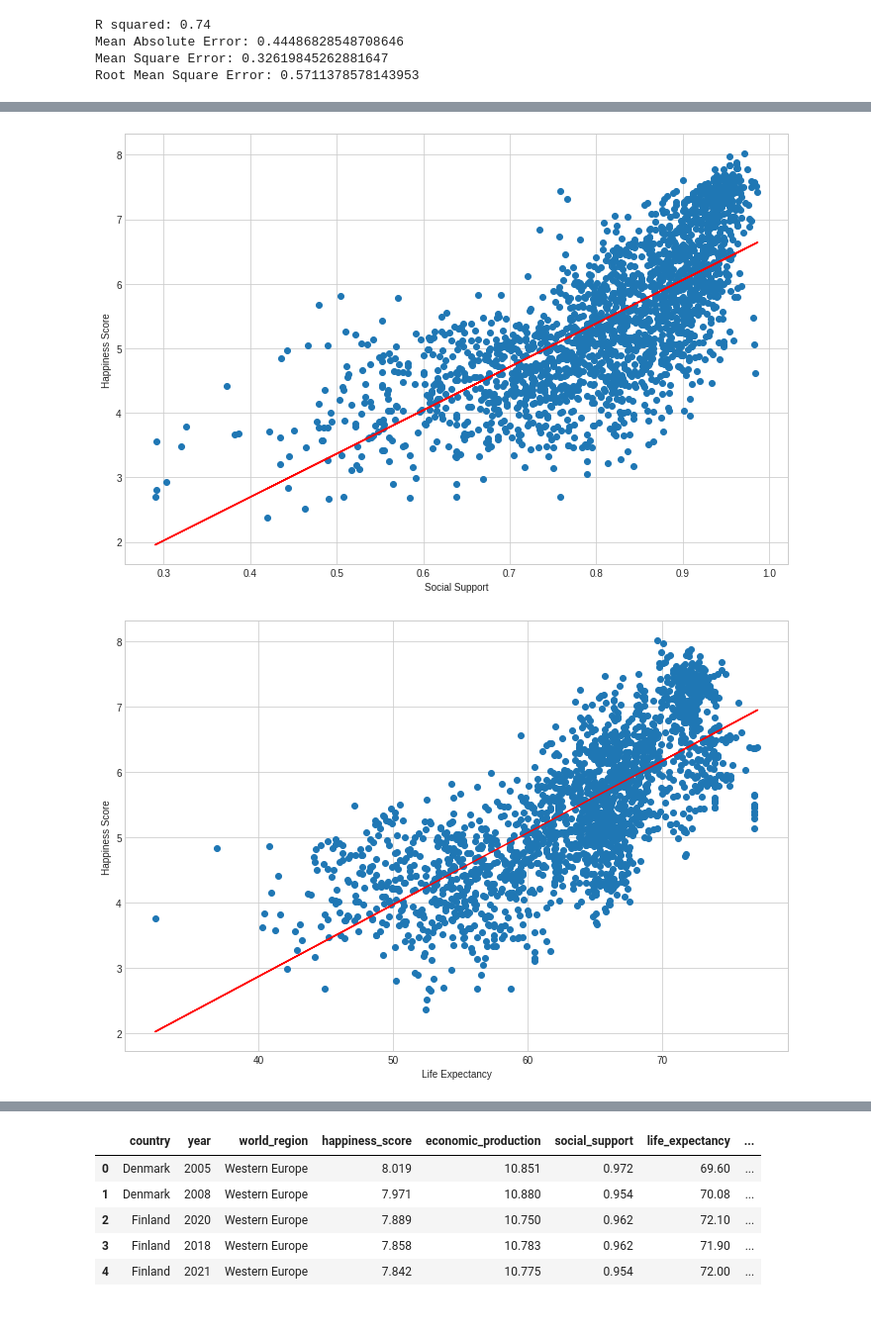
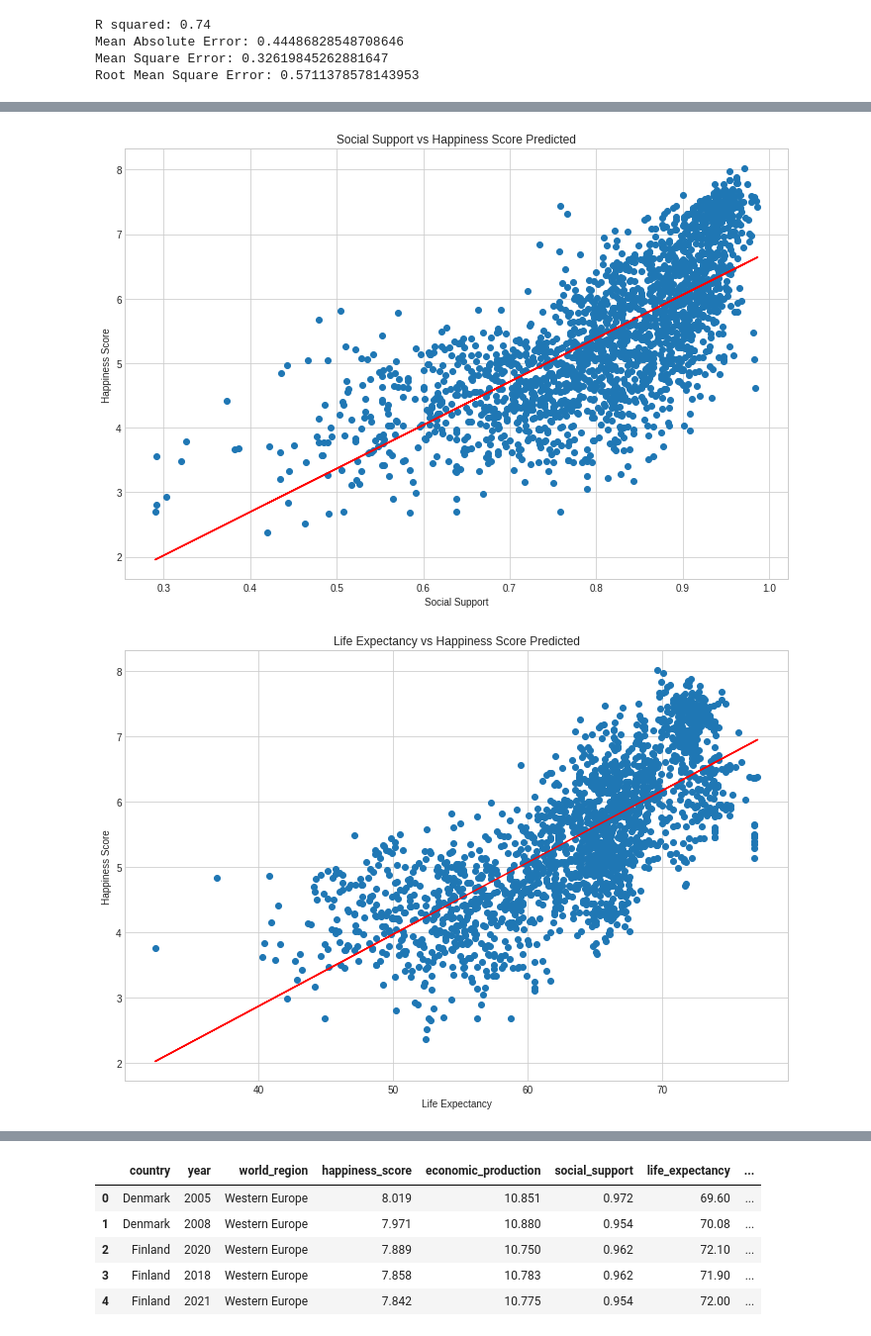
Before and after one commit to Wavelydavely/World_Happiness_Report, a Jupyter notebook: segment2final_pyspark.ipynb, the cells around one changed output, grey strips where cells are left out. Shown at 99% size. Cells and saved outputs as stored; diff of their text form; code cells hidden in the pictures.

```diff
--- a/segment2final_pyspark.ipynb
+++ b/segment2final_pyspark.ipynb
@@ -198,16 +199,17 @@ plt.show()
 # %%
 X = happiness_df.social_support.values.reshape(-1, 1)
 y = happiness_df.happiness_score
 model.fit(X, y)
 y_pred = model.predict(X)
 plt.figure(figsize=(12, 8))
 plt.scatter(X, y)
 plt.plot(X, y_pred, color='red')
 plt.xlabel('Social Support')
 plt.ylabel('Happiness Score')
+plt.title('Social Support vs Happiness Score Predicted')
 plt.show()
 # %% [output]
-[figure, old version]
+[figure, new version]
 # %%
 X = happiness_df.life_expectancy.values.reshape(-1, 1)
 y = happiness_df.happiness_score
@@ -218,9 +220,10 @@ plt.scatter(X, y)
 plt.plot(X, y_pred, color='red')
 plt.xlabel('Life Expectancy')
 plt.ylabel('Happiness Score')
+plt.title('Life Expectancy vs Happiness Score Predicted')
 plt.show()
 # %% [output]
-[figure, old version]
+[figure, new version]
 # %%
 X = happiness_df.freedom.values.reshape(-1, 1)
 y = happiness_df.happiness_score
```
Also changed, not shown: parts of 8 cells of this notebook.
